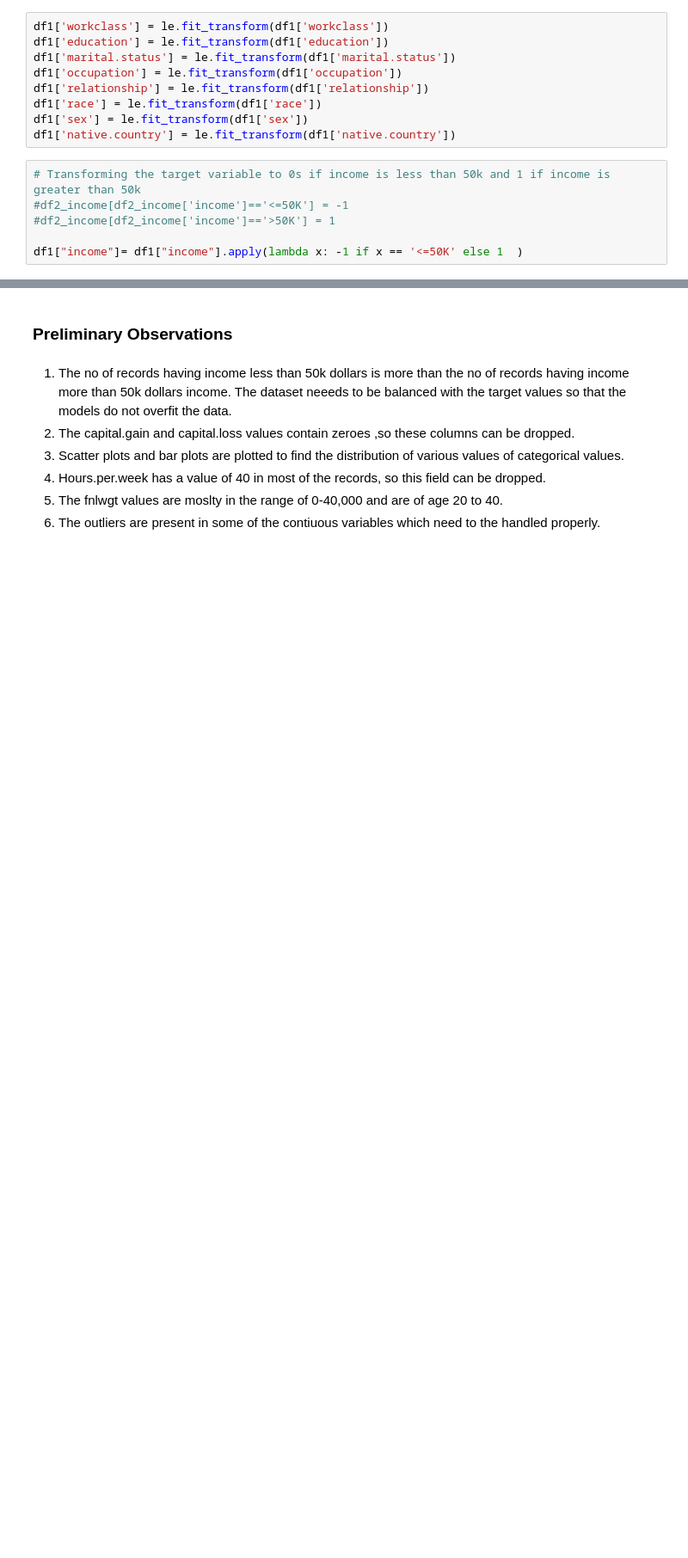
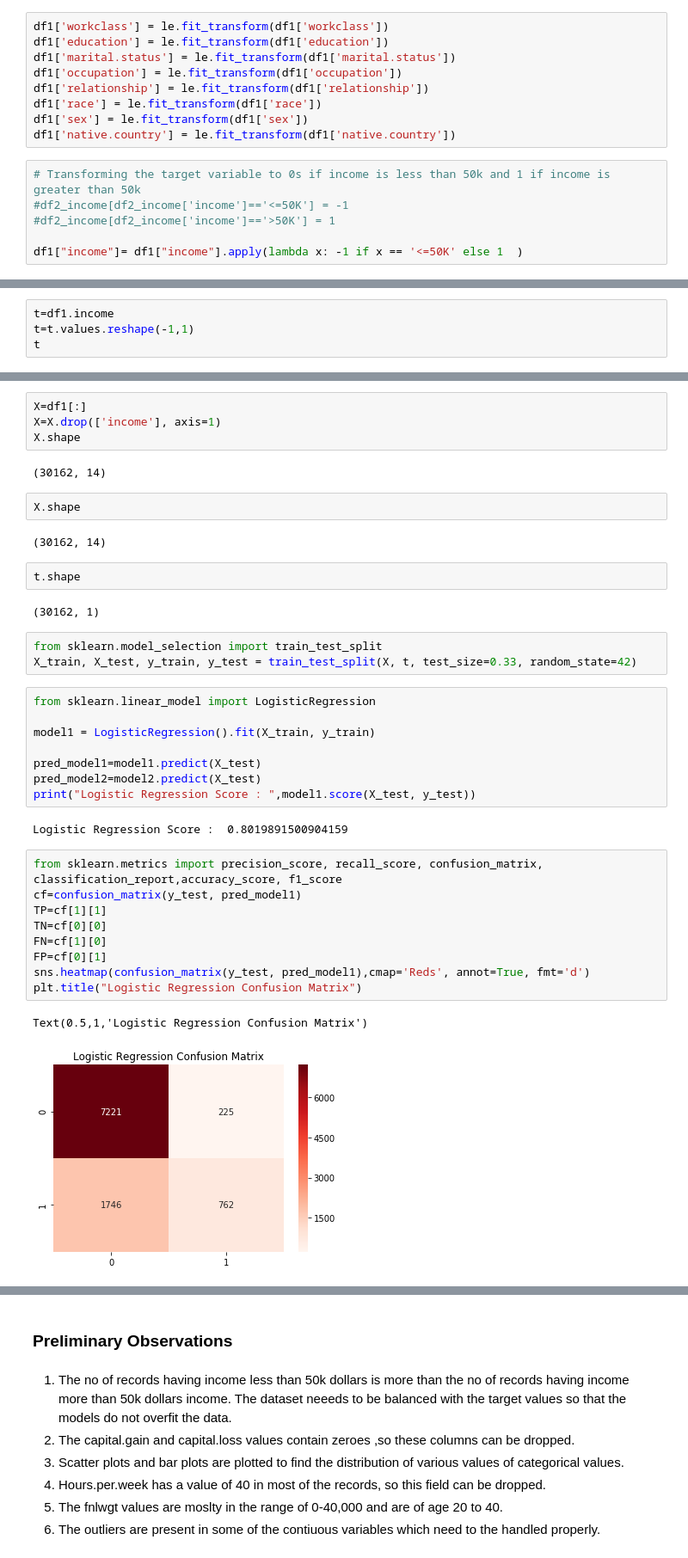
Before and after one commit to Akhil-18/Prediction-of-Adult-Income-based-on-Census-Data, a Jupyter notebook: Project_Deliverable_3.ipynb, the cells around one changed output, grey strips where cells are left out. Shown at 86% size. Cells and saved outputs as stored; diff of their text form; blank space fills up the shorter version.

```diff
--- a/Project_Deliverable_3.ipynb
+++ b/Project_Deliverable_3.ipynb
@@ -458,0 +544,4 @@ df1['income'].value_counts()
+# %%
+t=df1.income
+t=t.values.reshape(-1,1)
+t
@@ -458,0 +556,39 @@ df1['income'].value_counts()
+# %%
+X=df1[:]
+X=X.drop(['income'], axis=1)
+X.shape
+# %% [output]
+(30162, 14)
+# %%
+X.shape
+# %% [output]
+(30162, 14)
+# %%
+t.shape
+# %% [output]
+(30162, 1)
+# %%
+from sklearn.model_selection import train_test_split
+X_train, X_test, y_train, y_test = train_test_split(X, t, test_size=0.33, random_state=42)
+# %%
+from sklearn.linear_model import LogisticRegression
+
+model1 = LogisticRegression().fit(X_train, y_train)
+
+pred_model1=model1.predict(X_test)
+pred_model2=model2.predict(X_test)
+print("Logistic Regression Score : ",model1.score(X_test, y_test))
+# %% [output]
+Logistic Regression Score :  0.8019891500904159
+# %%
+from sklearn.metrics import precision_score, recall_score, confusion_matrix, classification_report,accuracy_score, f1_score
+cf=confusion_matrix(y_test, pred_model1)
+TP=cf[1][1]
+TN=cf[0][0]
+FN=cf[1][0]
+FP=cf[0][1]
+sns.heatmap(confusion_matrix(y_test, pred_model1),cmap='Reds', annot=True, fmt='d')
+plt.title("Logistic Regression Confusion Matrix")
+# %% [output]
+Text(0.5,1,'Logistic Regression Confusion Matrix')
+[figure, added]
```
Also changed, not shown: parts of 24 cells of this notebook.
